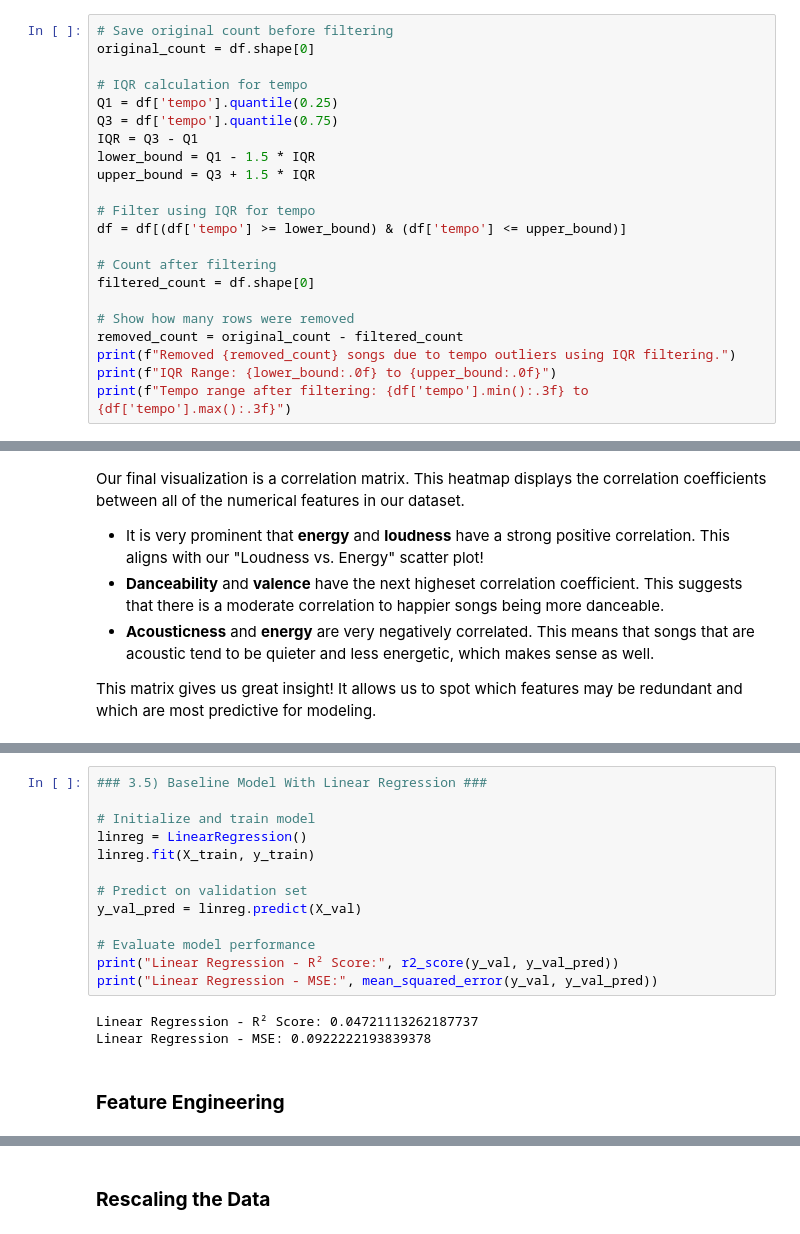
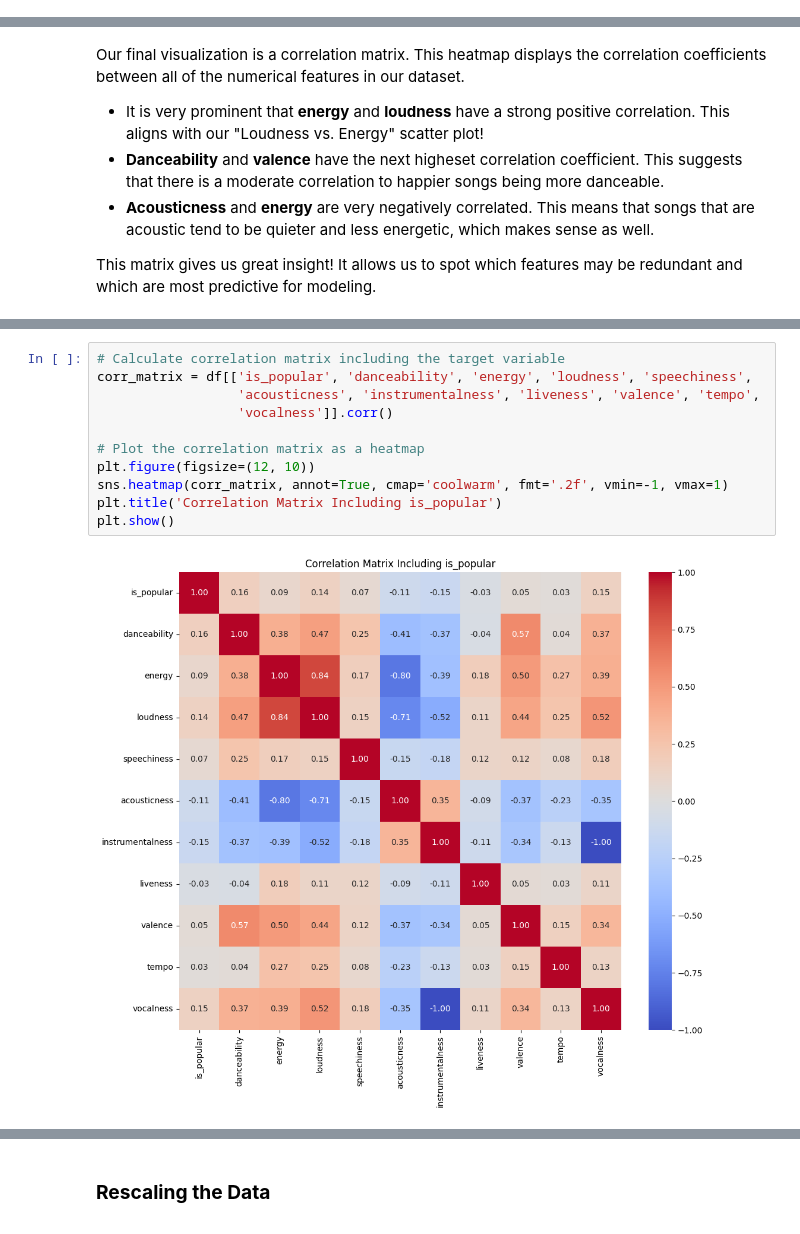
Before and after one commit to PeteVanBenthuysen/spotify_popularity_predictor, a Jupyter notebook: spotify_analysis.ipynb, the cells around one changed output, grey strips where cells are left out. Drawn from its saved outputs; the diff is of its cells as text.

```diff
--- a/spotify_analysis.ipynb
+++ b/spotify_analysis.ipynb
@@ -394,22 +406,0 @@ After executing the code, we removed 67 songs from the dataset.
-# %%
-# Save original count before filtering
-original_count = df.shape[0]
-
-# IQR calculation for tempo
-Q1 = df['tempo'].quantile(0.25)
-Q3 = df['tempo'].quantile(0.75)
-IQR = Q3 - Q1
-lower_bound = Q1 - 1.5 * IQR
-upper_bound = Q3 + 1.5 * IQR
-
-# Filter using IQR for tempo
-df = df[(df['tempo'] >= lower_bound) & (df['tempo'] <= upper_bound)]
-
-# Count after filtering
-filtered_count = df.shape[0]
-
-# Show how many rows were removed
-removed_count = original_count - filtered_count
-print(f"Removed {removed_count} songs due to tempo outliers using IQR filtering.")
-print(f"IQR Range: {lower_bound:.0f} to {upper_bound:.0f}")
-print(f"Tempo range after filtering: {df['tempo'].min():.3f} to {df['tempo'].max():.3f}")
@@ -641,20 +603,15 @@ Linear Regression is very helpful as a baseline to gauge how well our features w
 
 These scores confirm that linear regression isn't the best fit for classification, but it gives us a great start.
 # %%
-### 3.5) Baseline Model With Linear Regression ###
+# Calculate correlation matrix including the target variable
+corr_matrix = df[['is_popular', 'danceability', 'energy', 'loudness', 'speechiness',
+                  'acousticness', 'instrumentalness', 'liveness', 'valence', 'tempo',
+                  'vocalness']].corr()
 
-# Initialize and train model
-linreg = LinearRegression()
-linreg.fit(X_train, y_train)
-
-# Predict on validation set
-y_val_pred = linreg.predict(X_val)
-
-# Evaluate model performance
-print("Linear Regression - R² Score:", r2_score(y_val, y_val_pred))
-print("Linear Regression - MSE:", mean_squared_error(y_val, y_val_pred))
+# Plot the correlation matrix as a heatmap
+plt.figure(figsize=(12, 10))
+sns.heatmap(corr_matrix, annot=True, cmap='coolwarm', fmt='.2f', vmin=-1, vmax=1)
+plt.title('Correlation Matrix Including is_popular')
+plt.show()
 # %% [output]
-Linear Regression - R² Score: 0.04721113262187737
-Linear Regression - MSE: 0.0922222193839378
+[figure, added]
-# %% [markdown]
-### **Feature Engineering**
```
Also changed, not shown: parts of 107 cells of this notebook.
